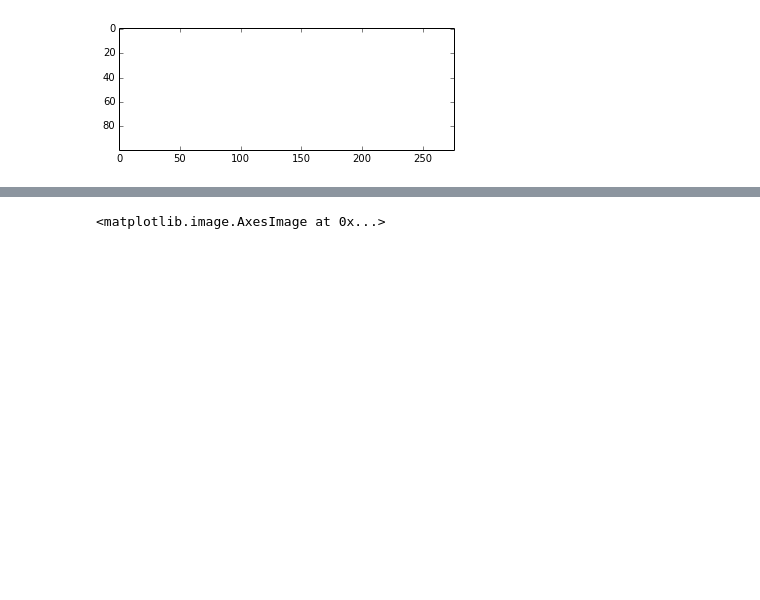
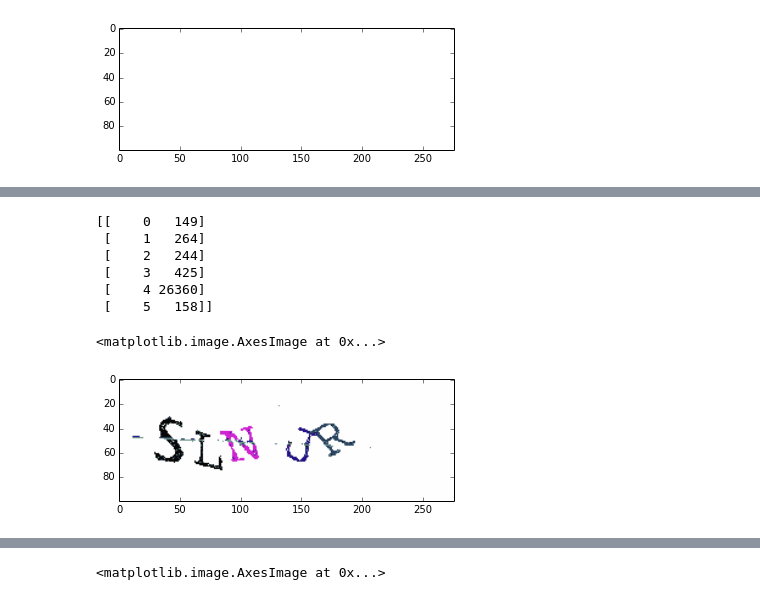
Before and after one commit to thevtm/CaptchBreaker, a Jupyter notebook: CaptchaStudy.ipynb, the cells around one changed output, grey strips where cells are left out. Drawn from its saved outputs; the diff is of its cells as text; code cells hidden in the pictures; blank space fills up the shorter version.

Commit message:
Studing K-Means

```diff
--- a/CaptchaStudy.ipynb
+++ b/CaptchaStudy.ipynb
@@ -124,0 +95,35 @@ plt.imshow(imgNoNoise)
+# %%
+## K-Means
+imgNoNoiseRGB = cv2.cvtColor(imgNoNoise, cv2.COLOR_BGRA2BGR)
+Z = imgNoNoiseRGB.reshape((-1,3))
+
+# convert to np.float32
+Z = np.float32(Z)
+
+# define criteria, number of clusters(K) and apply kmeans()
+criteria = (cv2.TERM_CRITERIA_EPS + cv2.TERM_CRITERIA_MAX_ITER, 10, 1.0)
+K = 6
+ret,label,center=cv2.kmeans(Z,K,criteria,10,cv2.KMEANS_RANDOM_CENTERS)
+
+# Now convert back into uint8, and make original image
+center = np.uint8(center)
+res = center[label.flatten()]
+res2 = res.reshape(imgNoNoiseRGB.shape)
+
+
+colorsCount = np.bincount(label.ravel())
+colorsUniq = np.nonzero(colorsCount)[0]
+print np.vstack((colorsUniq, colorsCount[colorsUniq])).T
+
+cv2.imwrite('out.png', res2)
+
+plt.imshow(res2)
+# %% [output]
+[[    0   149]
+ [    1   264]
+ [    2   244]
+ [    3   425]
+ [    4 26360]
+ [    5   158]]
+<matplotlib.image.AxesImage at 0x...>
+[figure, added]
```
Also changed, not shown: parts of 8 cells of this notebook.
